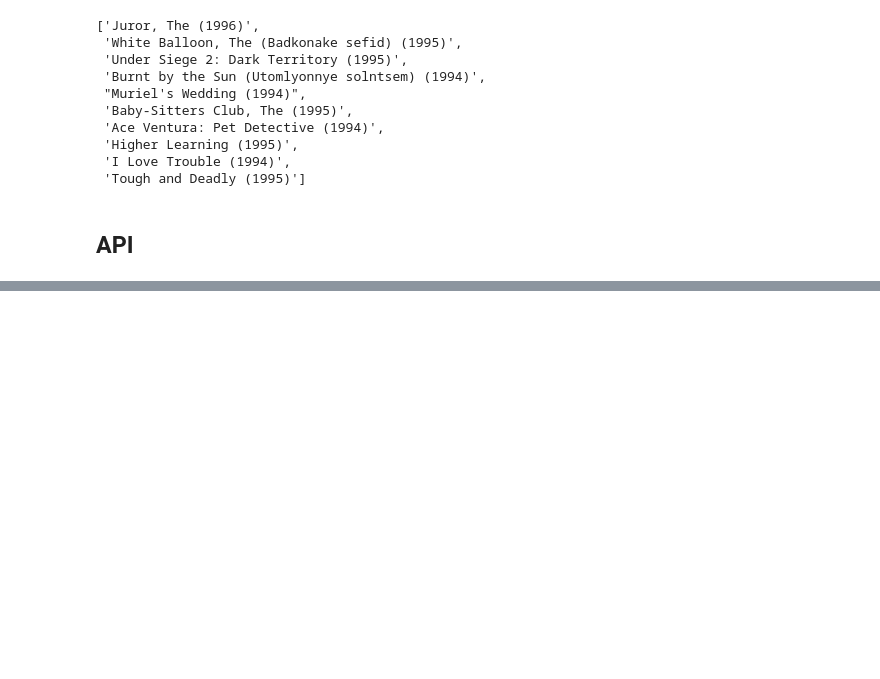
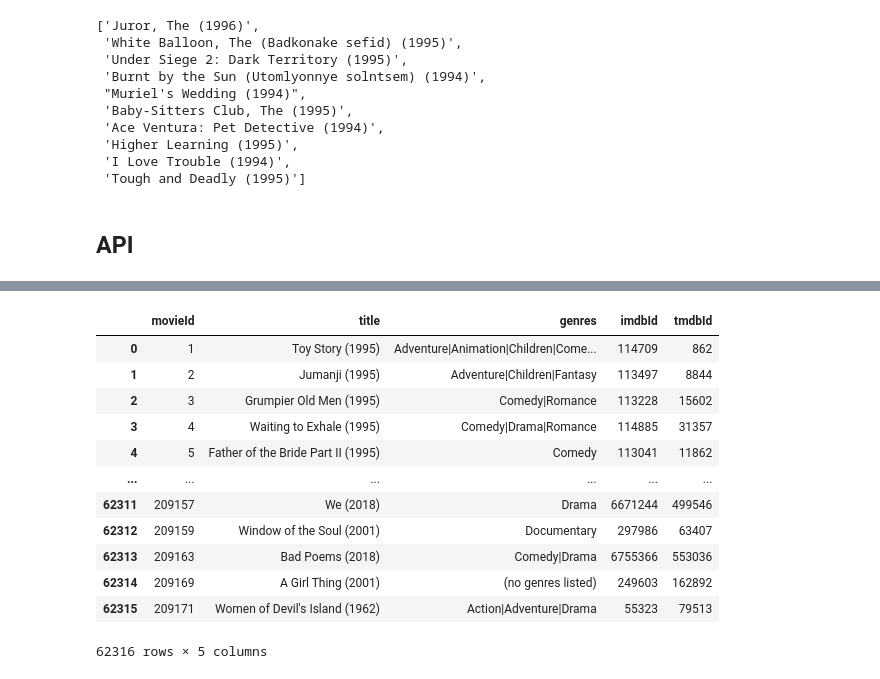
Before and after one commit to AneleBovu/unsupervised-predict-streamlit-template, a Jupyter notebook: app-test.ipynb, the cells around one changed output, grey strips where cells are left out. Drawn from its saved outputs; the diff is of its cells as text; code cells hidden in the pictures; blank space fills up the shorter version.

```diff
--- a/app-test.ipynb
+++ b/app-test.ipynb
@@ -285,0 +402,26 @@ https://www.imdb.com/title/tt0(113497)/
+# %%
+df_links = pd.read_csv('resources/data/links.csv')
+df_movies =  pd.read_csv('resources/data/movies.csv', index_col='movieId')
+# %%
+# Drop rows with non-finite values
+df_links.dropna(subset=['tmdbId'], inplace=True)
+
+# Convert float to integer in the 'tmdbId' column
+df_links['tmdbId'] = df_links['tmdbId'].astype(int)
+# %%
+movie_df = pd.merge(df_movies, df_links, on='movieId', how='inner')
+movie_df
+# %% [output]
+|  | movieId | title | genres | imdbId | tmdbId |
+| 0 | 1 | Toy Story (1995) | Adventure|Animation|Children|Come... | 114709 | 862 |
+| 1 | 2 | Jumanji (1995) | Adventure|Children|Fantasy | 113497 | 8844 |
+| 2 | 3 | Grumpier Old Men (1995) | Comedy|Romance | 113228 | 15602 |
+| 3 | 4 | Waiting to Exhale (1995) | Comedy|Drama|Romance | 114885 | 31357 |
+| 4 | 5 | Father of the Bride Part II (1995) | Comedy | 113041 | 11862 |
+| ... | ... | ... | ... | ... | ... |
+| 62311 | 209157 | We (2018) | Drama | 6671244 | 499546 |
+| 62312 | 209159 | Window of the Soul (2001) | Documentary | 297986 | 63407 |
+| 62313 | 209163 | Bad Poems (2018) | Comedy|Drama | 6755366 | 553036 |
+| 62314 | 209169 | A Girl Thing (2001) | (no genres listed) | 249603 | 162892 |
+| 62315 | 209171 | Women of Devil's Island (1962) | Action|Adventure|Drama | 55323 | 79513 |
+62316 rows × 5 columns
```
Also changed, not shown: parts of 20 cells of this notebook, 6 other files.
